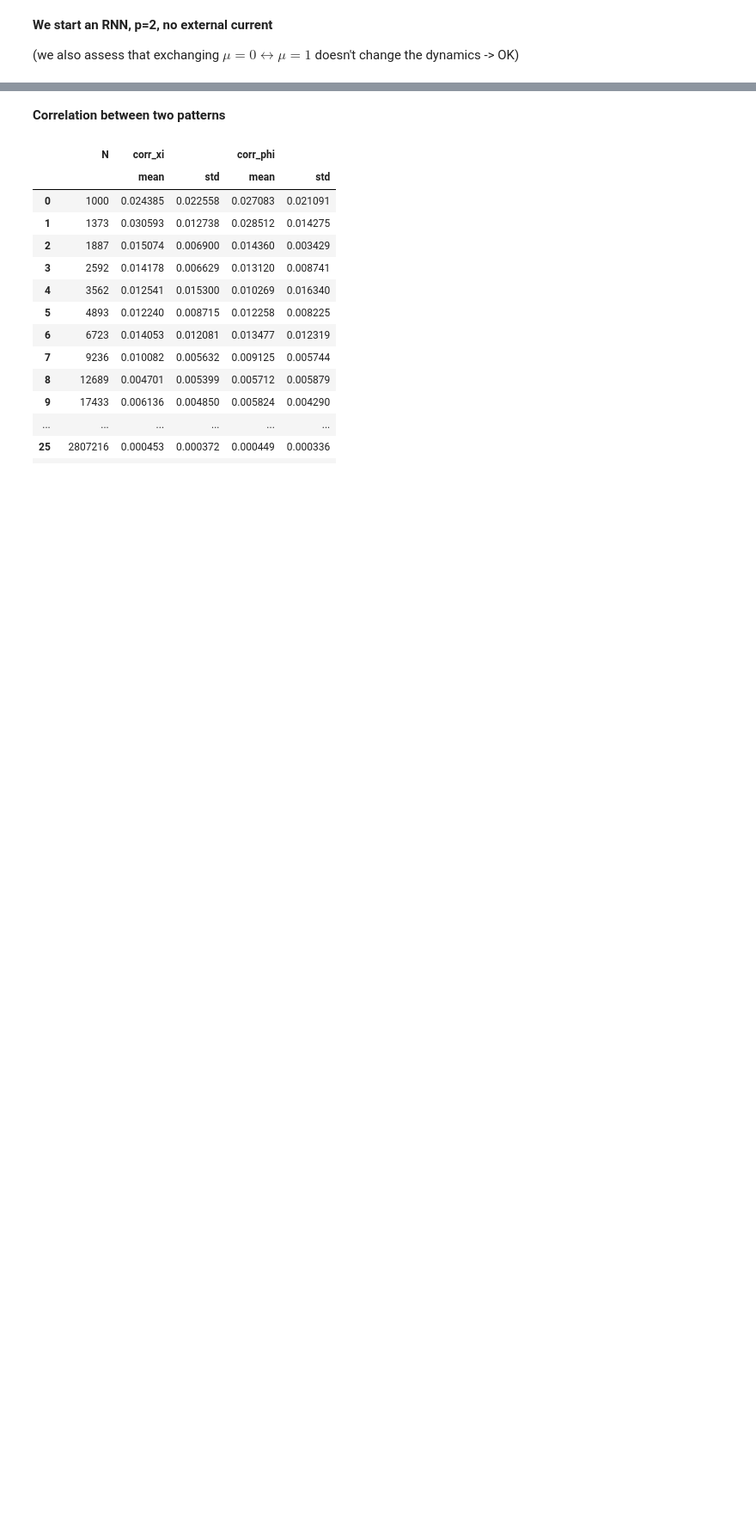
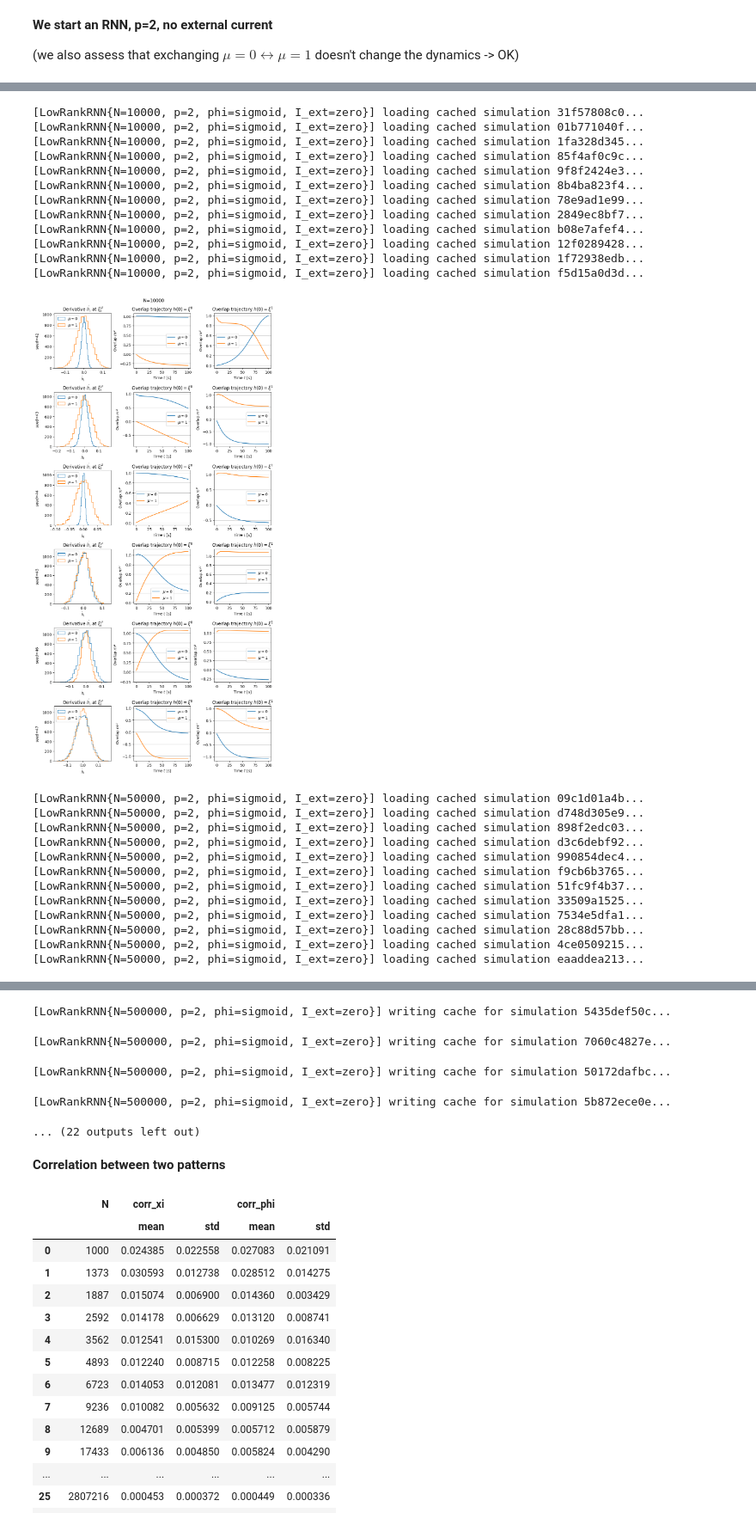
Before and after one commit to ninivert/lcnthesis, a Jupyter notebook: notebooks/finite_N_effects.ipynb, the cells around one changed output, grey strips where cells are left out. Shown at 86% size. Saved outputs shown, nothing was run; the diff lists cells and outputs as text; code cells hidden in the pictures; blank space fills up the shorter version.

Commit message:
caching system + ran bunch of finite N effect simulations

```diff
--- a/notebooks/finite_N_effects.ipynb
+++ b/notebooks/finite_N_effects.ipynb
@@ -16,8 +16,8 @@ I_ext = zero
 
 (we also assess that exchanging $\mu=0 \leftrightarrow \mu=1$ doesn't change the dynamics -> OK)
 # %%
-# for N in [1000, 10_000, 50_000, 100_000, 500_000, 1_000_000]:
-for N in [1000]:
+for N in [1000, 10_000, 50_000, 100_000, 500_000, 1_000_000]:
+# for N in [1000]:
 	seeds = [ 42, 43, 44, 45, 46, 47 ]
 	# flipped = [True, False]  # DEBUG
 	# configs = list(itertools.product(seeds, flipped))  # DEBUG
@@ -35,10 +35,10 @@ for N in [1000]:
 
 		rnn = LowRankRNN(F, G, phi, I_ext)
 		plot_dh_hist(rnn, figax=(fig, axes[row, 0]))
-		res = rnn.simulate_h(rnn.F[:, 0], (0, 100), dt_max=1, progress=True)
+		res = rnn.simulate_h(rnn.F[:, 0], (0, 100), dt_max=1, progress=True, cache=True)
 		plot_overlap_trajectory(rnn, res, figax=(fig, axes[row, 1]))
 		axes[row, 1].set_title(axes[row, 1].get_title()+' $h(0)=\\xi^{{0}}$')
-		res = rnn.simulate_h(rnn.F[:, 1], (0, 100), dt_max=1, progress=True)
+		res = rnn.simulate_h(rnn.F[:, 1], (0, 100), dt_max=1, progress=True, cache=True)
 		plot_overlap_trajectory(rnn, res, figax=(fig, axes[row, 2]))
 		axes[row, 2].set_title(axes[row, 2].get_title()+' $h(0)=\\xi^{{1}}$')
 
@@ -50 +62,26 @@ for N in [1000]:
 [figure]
+[LowRankRNN{N=10000, p=2, phi=sigmoid, I_ext=zero}] loading cached simulation 31f57808c0...
+[LowRankRNN{N=10000, p=2, phi=sigmoid, I_ext=zero}] loading cached simulation 01b771040f...
+[LowRankRNN{N=10000, p=2, phi=sigmoid, I_ext=zero}] loading cached simulation 1fa328d345...
+[LowRankRNN{N=10000, p=2, phi=sigmoid, I_ext=zero}] loading cached simulation 85f4af0c9c...
+[LowRankRNN{N=10000, p=2, phi=sigmoid, I_ext=zero}] loading cached simulation 9f8f2424e3...
+[LowRankRNN{N=10000, p=2, phi=sigmoid, I_ext=zero}] loading cached simulation 8b4ba823f4...
+[LowRankRNN{N=10000, p=2, phi=sigmoid, I_ext=zero}] loading cached simulation 78e9ad1e99...
+[LowRankRNN{N=10000, p=2, phi=sigmoid, I_ext=zero}] loading cached simulation 2849ec8bf7...
+[LowRankRNN{N=10000, p=2, phi=sigmoid, I_ext=zero}] loading cached simulation b08e7afef4...
+[LowRankRNN{N=10000, p=2, phi=sigmoid, I_ext=zero}] loading cached simulation 12f0289428...
+[LowRankRNN{N=10000, p=2, phi=sigmoid, I_ext=zero}] loading cached simulation 1f72938edb...
+[LowRankRNN{N=10000, p=2, phi=sigmoid, I_ext=zero}] loading cached simulation f5d15a0d3d...
+[figure, added]
+[LowRankRNN{N=50000, p=2, phi=sigmoid, I_ext=zero}] loading cached simulation 09c1d01a4b...
+[LowRankRNN{N=50000, p=2, phi=sigmoid, I_ext=zero}] loading cached simulation d748d305e9...
+[LowRankRNN{N=50000, p=2, phi=sigmoid, I_ext=zero}] loading cached simulation 898f2edc03...
+[LowRankRNN{N=50000, p=2, phi=sigmoid, I_ext=zero}] loading cached simulation d3c6debf92...
+[LowRankRNN{N=50000, p=2, phi=sigmoid, I_ext=zero}] loading cached simulation 990854dec4...
+[LowRankRNN{N=50000, p=2, phi=sigmoid, I_ext=zero}] loading cached simulation f9cb6b3765...
+[LowRankRNN{N=50000, p=2, phi=sigmoid, I_ext=zero}] loading cached simulation 51fc9f4b37...
+[LowRankRNN{N=50000, p=2, phi=sigmoid, I_ext=zero}] loading cached simulation 33509a1525...
+[LowRankRNN{N=50000, p=2, phi=sigmoid, I_ext=zero}] loading cached simulation 7534e5dfa1...
+[LowRankRNN{N=50000, p=2, phi=sigmoid, I_ext=zero}] loading cached simulation 28c88d57bb...
+[LowRankRNN{N=50000, p=2, phi=sigmoid, I_ext=zero}] loading cached simulation 4ce0509215...
+[LowRankRNN{N=50000, p=2, phi=sigmoid, I_ext=zero}] loading cached simulation eaaddea213...
@@ -51,3 +102,8 @@ for N in [1000]:
+[LowRankRNN{N=500000, p=2, phi=sigmoid, I_ext=zero}] writing cache for simulation 5435def50c...
+[LowRankRNN{N=500000, p=2, phi=sigmoid, I_ext=zero}] writing cache for simulation 7060c4827e...
+[LowRankRNN{N=500000, p=2, phi=sigmoid, I_ext=zero}] writing cache for simulation 50172dafbc...
+[LowRankRNN{N=500000, p=2, phi=sigmoid, I_ext=zero}] writing cache for simulation 5b872ece0e...
+... (22 outputs left out)
 # %% [markdown]
 **Correlation between two patterns**
 # %%
```
Also changed, not shown: parts of 1 cell of this notebook, 5 other files.
